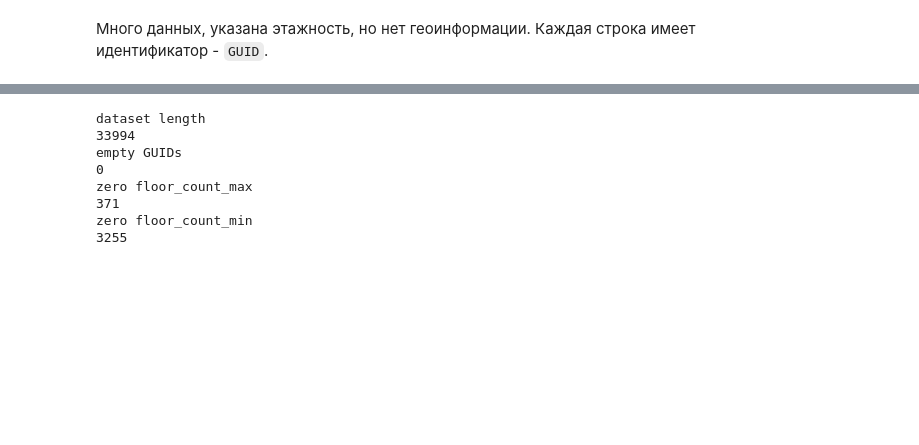
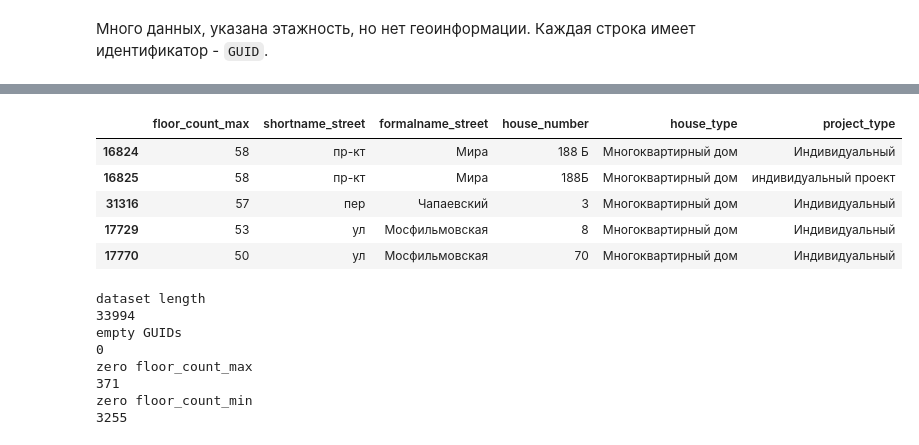
Before and after one commit to nocticron/cs, a Jupyter notebook: nb/data-preparation.ipynb, the cells around one changed output, grey strips where cells are left out. Saved outputs shown, nothing was run; the diff lists cells and outputs as text; code cells hidden in the pictures; blank space fills up the shorter version.

```diff
--- a/nb/data-preparation.ipynb
+++ b/nb/data-preparation.ipynb
@@ -49,3 +19,13 @@ df.head(5)
+# %%
+# want to see skyscrapers?
+df[['floor_count_max', 'shortname_street', 'formalname_street', 'house_number', 'house_type', 'project_type']].sort_values('floor_count_max', ascending=False).head(5)
+# %% [output]
+|  | floor_count_max | shortname_street | formalname_street | house_number | house_type | project_type |
+| 16824 | 58 | пр-кт | Мира | 188 Б | Многоквартирный дом | Индивидуальный |
+| 16825 | 58 | пр-кт | Мира | 188Б | Многоквартирный дом | индивидуальный проект |
+| 31316 | 57 | пер | Чапаевский | 3 | Многоквартирный дом | Индивидуальный |
+| 17729 | 53 | ул | Мосфильмовская | 8 | Многоквартирный дом | Индивидуальный |
+| 17770 | 50 | ул | Мосфильмовская | 70 | Многоквартирный дом | Индивидуальный |
 # %%
 # uppercase GUID for merge simplicity
 df.houseguid = df.houseguid.str.upper()
```
Also changed, not shown: parts of 5 cells of this notebook.
